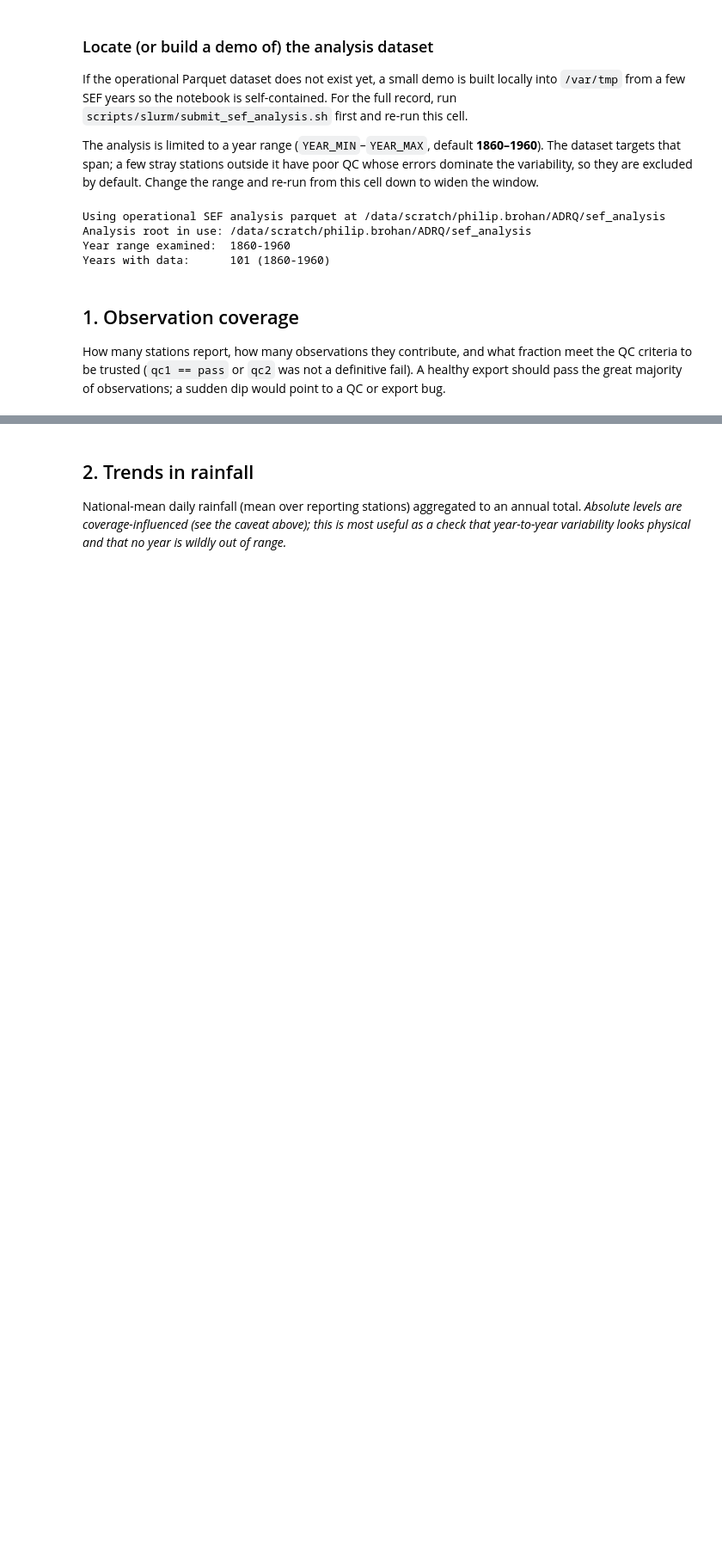
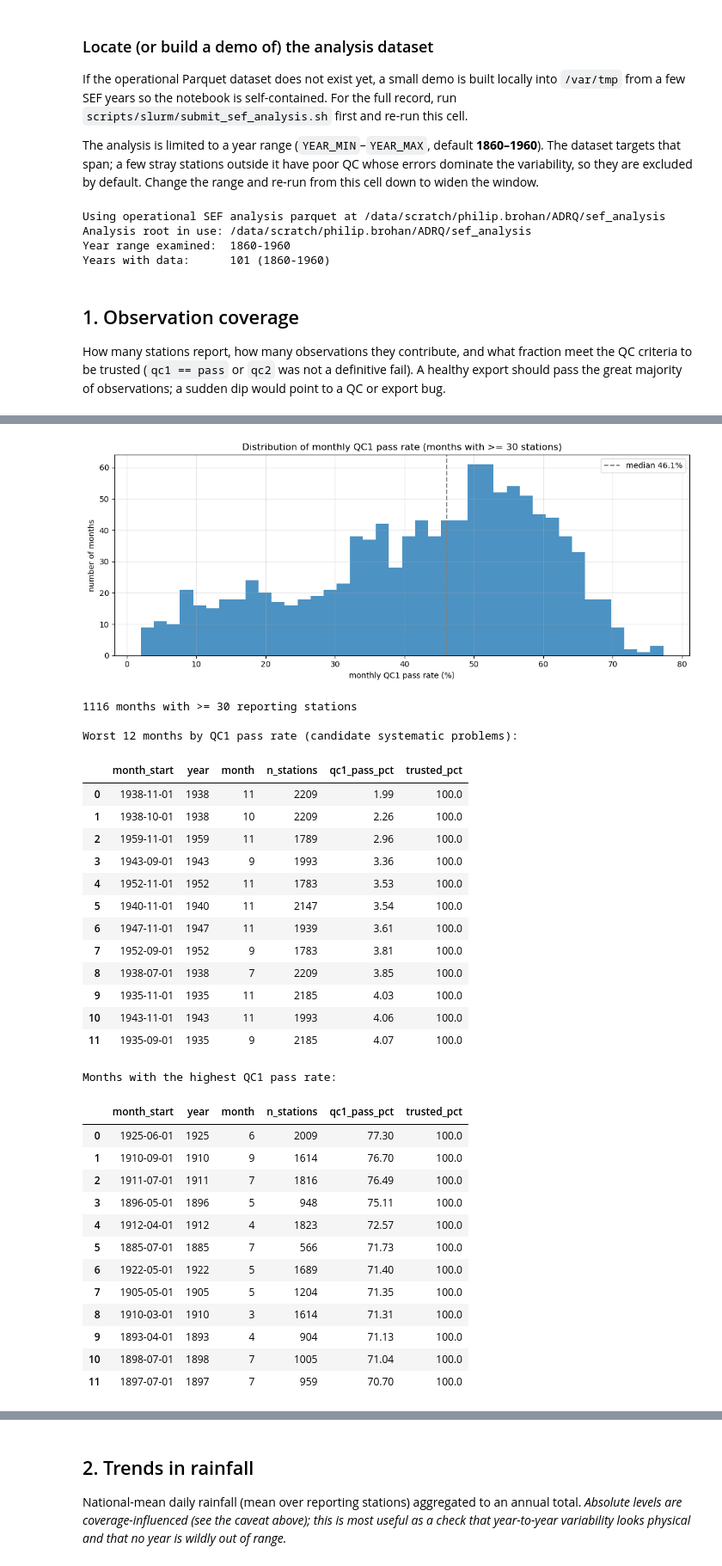
Before and after one commit to Philip-Brohan-MO/Auto-Daily-Rainfall-QC-MO, a Jupyter notebook: notebooks/analyse_sef_output.ipynb, the cells around one changed output, grey strips where cells are left out. Shown at 86% size. Cells and saved outputs as stored; diff of their text form; code cells hidden in the pictures; blank space fills up the shorter version.

```diff
--- a/notebooks/analyse_sef_output.ipynb
+++ b/notebooks/analyse_sef_output.ipynb
@@ -211,0 +309,76 @@ coverage.assign(pct_passed=coverage["pct_passed"].round(2))
+# %%
+MIN_STATIONS_PER_MONTH = 30  # ignore sparse months whose rates are just small-sample noise
+
+# QC1 is a per-station-month verdict, so first collapse each station's month to a
+# single row (max == any value, since all its days agree), then aggregate over the
+# reporting stations for each calendar month.
+monthly_qc = con.execute(f'''
+    WITH station_month AS (
+        SELECT station_id, year, month,
+            make_date(year, month, 1) AS month_start,
+            max((lower(qc1) = 'pass')::int) AS qc1_pass,
+            max(passed::int) AS trusted
+        FROM read_parquet({obs_src})
+        GROUP BY station_id, year, month
+    )
+    SELECT month_start, year, month,
+        count(*) AS n_stations,
+        100.0 * avg(qc1_pass) AS qc1_pass_pct,
+        100.0 * avg(trusted) AS trusted_pct
+    FROM station_month
+    GROUP BY month_start, year, month
+    HAVING count(*) >= {MIN_STATIONS_PER_MONTH}
+''').df()
+
+worst_months = monthly_qc.sort_values("qc1_pass_pct").head(12).reset_index(drop=True)
+best_months = monthly_qc.sort_values("qc1_pass_pct", ascending=False).head(12).reset_index(drop=True)
+
+fig, ax = plt.subplots(figsize=(11, 4.5))
+ax.hist(monthly_qc["qc1_pass_pct"], bins=40, color="#1f77b4", alpha=0.8)
+ax.axvline(monthly_qc["qc1_pass_pct"].median(), ls="--", color="grey",
+           label=f"median {monthly_qc['qc1_pass_pct'].median():.1f}%")
+ax.set_xlabel("monthly QC1 pass rate (%)")
+ax.set_ylabel("number of months")
+ax.set_title(f"Distribution of monthly QC1 pass rate (months with >= {MIN_STATIONS_PER_MONTH} stations)")
+ax.legend()
+ax.grid(alpha=0.3)
+plt.tight_layout()
+plt.show()
+
+print(f"{len(monthly_qc)} months with >= {MIN_STATIONS_PER_MONTH} reporting stations")
+print("\nWorst 12 months by QC1 pass rate (candidate systematic problems):")
+display(worst_months.round(2))
+print("\nMonths with the highest QC1 pass rate:")
+display(best_months.round(2))
+# %% [output]
+[figure, added]
+1116 months with >= 30 reporting stations
+
+Worst 12 months by QC1 pass rate (candidate systematic problems):
+|  | month_start | year | month | n_stations | qc1_pass_pct | trusted_pct |
+| 0 | 1938-11-01 | 1938 | 11 | 2209 | 1.99 | 100.0 |
+| 1 | 1938-10-01 | 1938 | 10 | 2209 | 2.26 | 100.0 |
+| 2 | 1959-11-01 | 1959 | 11 | 1789 | 2.96 | 100.0 |
+| 3 | 1943-09-01 | 1943 | 9 | 1993 | 3.36 | 100.0 |
+| 4 | 1952-11-01 | 1952 | 11 | 1783 | 3.53 | 100.0 |
+| 5 | 1940-11-01 | 1940 | 11 | 2147 | 3.54 | 100.0 |
+| 6 | 1947-11-01 | 1947 | 11 | 1939 | 3.61 | 100.0 |
+| 7 | 1952-09-01 | 1952 | 9 | 1783 | 3.81 | 100.0 |
+| 8 | 1938-07-01 | 1938 | 7 | 2209 | 3.85 | 100.0 |
+| 9 | 1935-11-01 | 1935 | 11 | 2185 | 4.03 | 100.0 |
+| 10 | 1943-11-01 | 1943 | 11 | 1993 | 4.06 | 100.0 |
+| 11 | 1935-09-01 | 1935 | 9 | 2185 | 4.07 | 100.0 |
+Months with the highest QC1 pass rate:
+|  | month_start | year | month | n_stations | qc1_pass_pct | trusted_pct |
+| 0 | 1925-06-01 | 1925 | 6 | 2009 | 77.30 | 100.0 |
+| 1 | 1910-09-01 | 1910 | 9 | 1614 | 76.70 | 100.0 |
+| 2 | 1911-07-01 | 1911 | 7 | 1816 | 76.49 | 100.0 |
+| 3 | 1896-05-01 | 1896 | 5 | 948 | 75.11 | 100.0 |
+| 4 | 1912-04-01 | 1912 | 4 | 1823 | 72.57 | 100.0 |
+| 5 | 1885-07-01 | 1885 | 7 | 566 | 71.73 | 100.0 |
+| 6 | 1922-05-01 | 1922 | 5 | 1689 | 71.40 | 100.0 |
+| 7 | 1905-05-01 | 1905 | 5 | 1204 | 71.35 | 100.0 |
+| 8 | 1910-03-01 | 1910 | 3 | 1614 | 71.31 | 100.0 |
+| 9 | 1893-04-01 | 1893 | 4 | 904 | 71.13 | 100.0 |
+| 10 | 1898-07-01 | 1898 | 7 | 1005 | 71.04 | 100.0 |
+| 11 | 1897-07-01 | 1897 | 7 | 959 | 70.70 | 100.0 |
```
Also changed, not shown: parts of 12 cells of this notebook, 6 other files.
